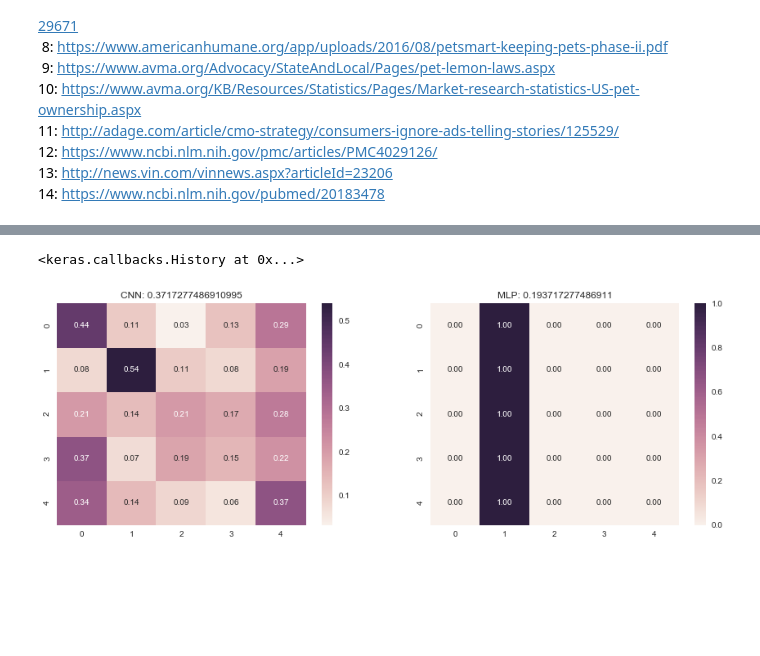
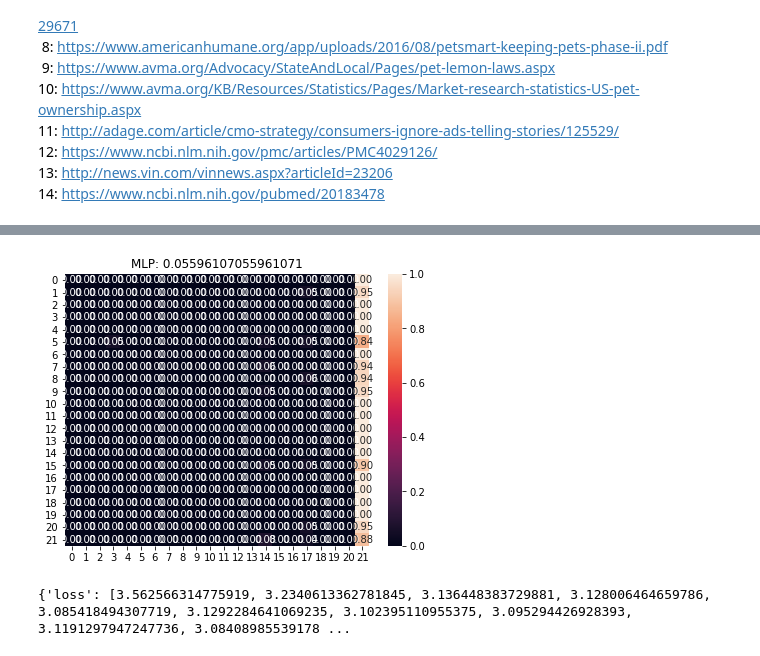
Before and after one commit to popov95s/CSE5324-Labs, a Jupyter notebook: lab-six/Stefan Notebook.ipynb, the cells around one changed output, grey strips where cells are left out. Cells and saved outputs as stored; diff of their text form; code cells hidden in the pictures; blank space fills up the shorter version.

```diff
--- a/lab-six/Stefan Notebook.ipynb
+++ b/lab-six/Stefan Notebook.ipynb
@@ -52,7 +52,7 @@ import random
 
 #Set the image size and path to the data
 img_size = (75,100,3)
-img_path = '../lab-two/Images/'
+img_path = 'Images/'
 #img_path = '/mnt/c/Users/Tylergiallanza/Downloads/dogs/Images/'
 img_paths = []
 img_annotations = []
@@ -62,8 +62,12 @@ for dirpath, dirnames, filenames in os.walk(img_path):
     for filename in [f for f in filenames if f.endswith(".jpg")]:
         img_paths.append(os.path.join(dirpath, filename))
         img_annotations.append(dirpath.split('/')[-1].split('-')[1])
-img_annotations = img_annotations[0:952]
+img_annotations = img_annotations[0:4000]
 # %%
+%%time
 img_data = []
-for path in img_paths[0:952]:
-    img_data.append((resize(plt.imread(path).astype(np.uint8),img_size)).flatten())
+X_mlp=[]
+for path in img_paths[0:4000]:
+    X_mlp.append((resize(plt.imread(path).astype(np.uint8),img_size)).flatten())
+    img_data.append((resize(plt.imread(path).astype(np.uint8),img_size)))#.flatten())
+X_mlp = np.array(X_mlp)
@@ -106,10 +148,10 @@ def compare_mlp_cnn(cnn, mlp, X_test, y_test):
         plt.title('CNN: '+str(acc_cnn))
 
     if mlp is not None:
-        yhat_mlp = np.argmax(mlp.predict(X_test), axis=1)
-        acc_mlp = mt.accuracy_score(y_test,yhat_mlp)
+        yhat_mlp = np.argmax(mlp.predict(X_test_mlp), axis=1)
+        acc_mlp = mt.accuracy_score(y_test_mlp,yhat_mlp)
         plt.subplot(1,2,2)
-        cm = mt.confusion_matrix(y_test,yhat_mlp)
+        cm = mt.confusion_matrix(y_test_mlp,yhat_mlp)
         cm = cm/np.sum(cm,axis=1)[:,np.newaxis]
         sns.heatmap(cm,annot=True, fmt='.2f')
         plt.title('MLP: '+str(acc_mlp))
@@ -131,20 +176,21 @@ keras.__version__
 # %%
 %%time
-y_train_ohe = keras.utils.to_categorical(y_train, NUM_CLASSES)
-y_test_ohe = keras.utils.to_categorical(y_test, NUM_CLASSES)
+y_train_ohe_mlp = keras.utils.to_categorical(y_train_mlp, NUM_CLASSES)
+y_test_ohe_mlp = keras.utils.to_categorical(y_test_mlp, NUM_CLASSES)
 
 # make a 3 layer keras MLP
 mlp = Sequential()
-mlp.add( Dense(input_dim=X_train.shape[1], units=30, activation='relu') )
+mlp.add( Dense(input_dim=X_train_mlp.shape[1], units=30, activation='relu') )
 mlp.add( Dense(units=15, activation='relu') )
 mlp.add( Dense(NUM_CLASSES) )
 mlp.add( Activation('softmax') )
 
-mlp.compile(loss='mean_squared_error',
+mlp.compile(loss='categorical_crossentropy',
               optimizer='rmsprop',
               metrics=['accuracy'])
 
-mlp.fit(X_train, y_train_ohe,
-        batch_size=32, epochs=100,
-        shuffle=True, verbose=0)
+history_mlp = mlp.fit(X_train_mlp, y_train_ohe_mlp,
+        validation_data=(X_test_mlp,y_test_ohe_mlp),
+        batch_size=64, epochs=10,
+        shuffle=True, verbose=1)
 # %% [output]
@@ -152,29 +214,8 @@ Wall time: 1min 27s
-# %%
-
-# make a CNN with conv layer and max pooling
-cnn = Sequential()
-cnn.add(Reshape((3,75,100), input_shape=(1,input_size)))
-cnn.add(Conv2D(filters=16, kernel_size= (2, 2), padding='same', input_shape=(3,75,100)))
-cnn.add(Activation('relu'))
-cnn.add(MaxPooling2D(pool_size=(2, 2), data_format="channels_first"))
-# add one layer on flattened output
-cnn.add(Flatten())
-cnn.add(Dense(NUM_CLASSES))
-cnn.add(Activation('softmax'))
-
-# Let's train the model
-cnn.compile(loss='mean_squared_error',
-              optimizer='rmsprop',
-              metrics=['accuracy'])
-
-# we need to exapnd the dimensions here to give the
-#   "channels" dimension expected by Keras
-cnn.fit(np.expand_dims(X_train, axis=1), y_train_ohe,
-        batch_size=32, epochs=100,
-        shuffle=True, verbose=0)
-# %% [output]
-<keras.callbacks.History at 0x...>
 # %%
-compare_mlp_cnn(cnn,mlp,X_test,y_test)
+compare_mlp_cnn(None,mlp,X_test,y_test)
 # %% [output]
-[figure, old version]
+[figure, new version]
+# %%
+print(history_mlp.history)
+# %% [output]
+{'loss': [3.562566314775919, 3.2340613362781845, 3.136448383729881, 3.128006464659786, 3.085418494307719, 3.1292284641069235, 3.102395110955375, 3.095294426928393, 3.1191297947247736, 3.08408985539178 ...
```
Also changed, not shown: parts of 18 cells of this notebook.
